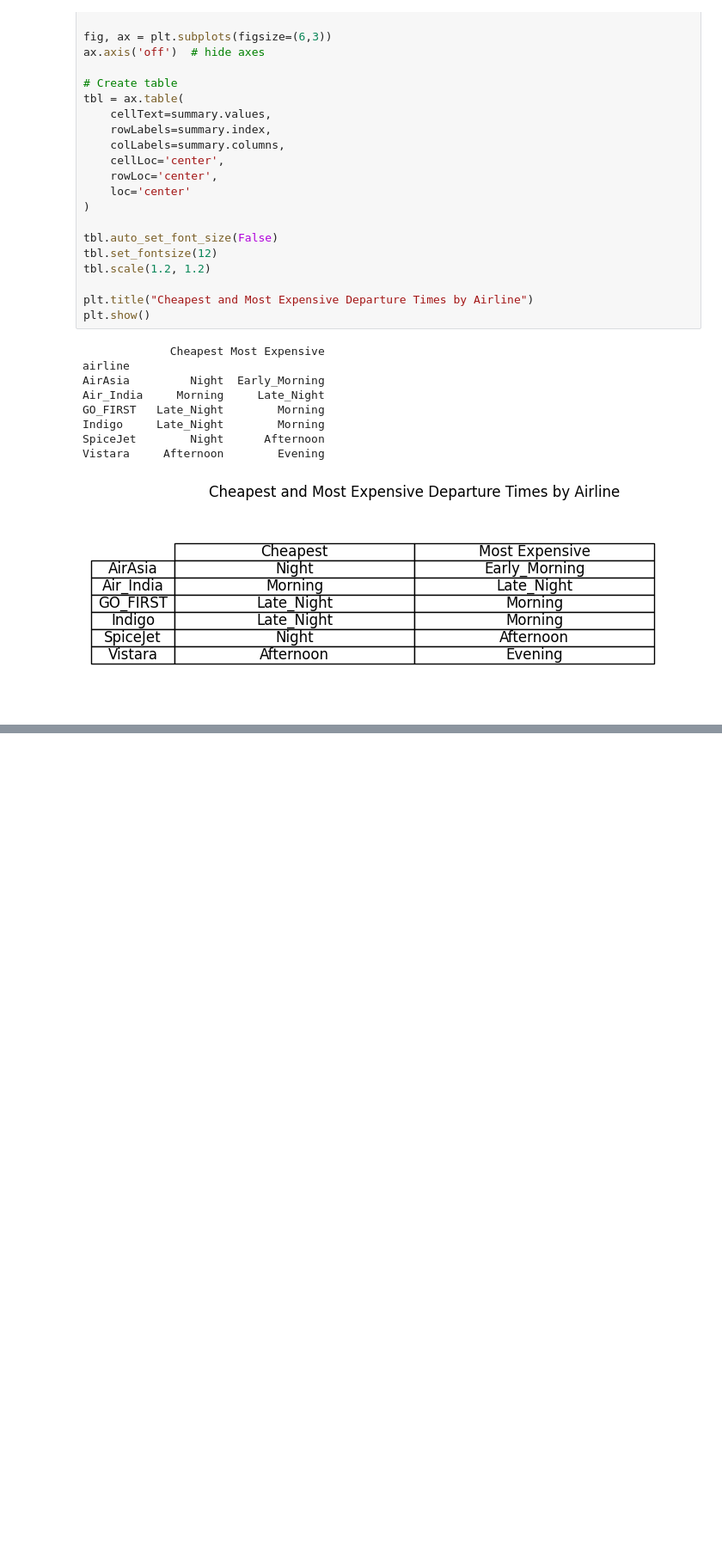
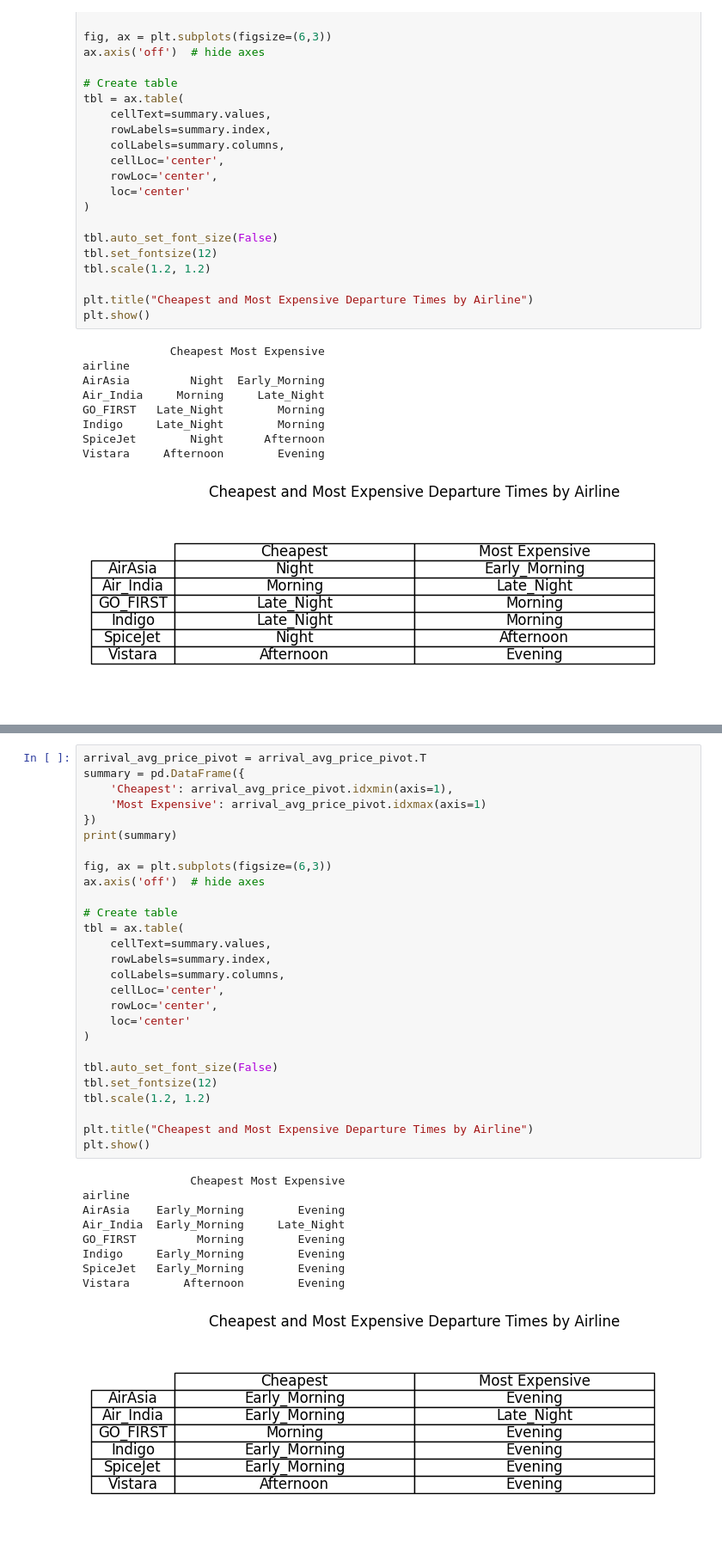
Before and after one commit to build-summer-2025/async-final-project-purple-Eric, a Jupyter notebook: final_project_example.ipynb, the cells around one changed output, grey strips where cells are left out. Shown: that part at 86% size. Drawn from its saved outputs; the diff is of its cells as text; blank space fills up the shorter version.

```diff
--- a/final_project_example.ipynb
+++ b/final_project_example.ipynb
@@ -204,0 +236,37 @@ Average price of SpiceJet flights departing at night: 6894.052007899934
+# %%
+arrival_avg_price_pivot = arrival_avg_price_pivot.T
+summary = pd.DataFrame({
+    'Cheapest': arrival_avg_price_pivot.idxmin(axis=1),
+    'Most Expensive': arrival_avg_price_pivot.idxmax(axis=1)
+})
+print(summary)
+
+fig, ax = plt.subplots(figsize=(6,3))
+ax.axis('off')  # hide axes
+
+# Create table
+tbl = ax.table(
+    cellText=summary.values,
+    rowLabels=summary.index,
+    colLabels=summary.columns,
+    cellLoc='center',
+    rowLoc='center',
+    loc='center'
+)
+
+tbl.auto_set_font_size(False)
+tbl.set_fontsize(12)
+tbl.scale(1.2, 1.2)
+
+plt.title("Cheapest and Most Expensive Departure Times by Airline")
+plt.show()
+# %% [output]
+                Cheapest Most Expensive
+airline
+AirAsia    Early_Morning        Evening
+Air_India  Early_Morning     Late_Night
+GO_FIRST         Morning        Evening
+Indigo     Early_Morning        Evening
+SpiceJet   Early_Morning        Evening
+Vistara        Afternoon        Evening
+[figure, added]
```
Also changed, not shown: parts of 3 cells of this notebook, 1 other file.
